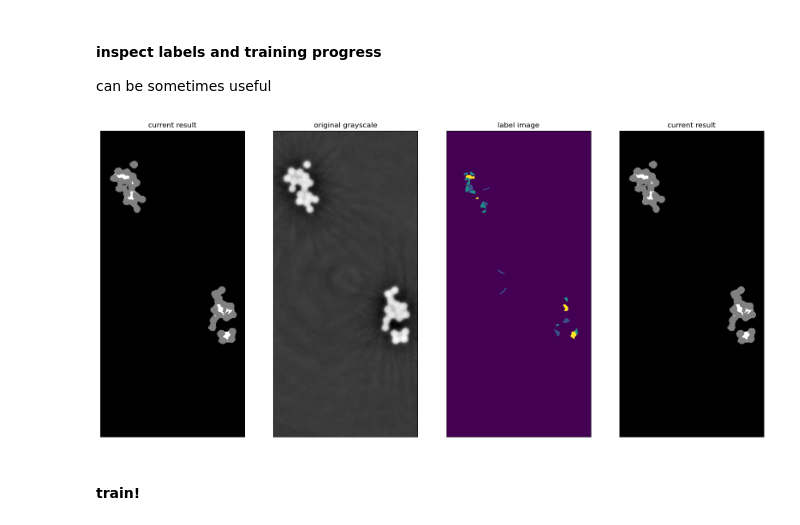
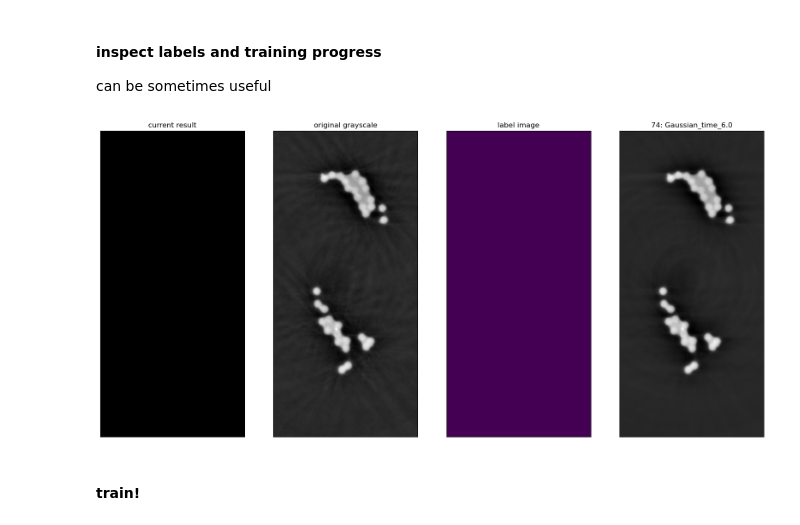
Before and after one commit to Pescatore23/pytrainseg, a Jupyter notebook: V2_example_notebook.ipynb, the cells around one changed output. Saved outputs shown, nothing was run; the diff lists cells and outputs as text; code cells hidden in the pictures.

```diff
--- a/V2_example_notebook.ipynb
+++ b/V2_example_notebook.ipynb
@@ -34,8 +34,25 @@ cfg.set({'distributed.scheduler.worker-ttl': None, # Workaround so that dask doe
         'distributed.admin.low-level-log-length': 100 #potential workaround for ballooning scheduler memory https://baumgartner.io/posts/how-to-reduce-memory-usage-of-dask-scheduler/
         }) # still relevant ?
 
+#paths
+host = socket.gethostname()
+if host == 'mpc2959.psi.ch':
+    temppath = '/mnt/SSD/fische_r/tmp'
+    training_path =  '/mnt/SSD/fische_r/Tomcat_2/'
+    pytrainpath = '/mpc/homes/fische_r/lib/pytrainseg'
+    # memlim = '840GB'
+    memlim = '440GB'
+    # memlim = '920GB'
+elif host[:3] == 'ra-':
+    temppath = '/das/home/fische_r/interlaces/Tomcat_2/tmp'
+    training_path = '/das/home/fische_r/interlaces/Tomcat_2'
+    pytrainpath = '/das/home/fische_r/lib/pytrainseg'
+    memlim = '220GB'
+else:
+    print('host '+host+' currently not supported')
+
 # get the ML functions, TODO: make a library once it works/is in a stable state
-pytrainpath = '/mpc/homes/fische_r/lib/pytrainseg'
+
 cwd = os.getcwd()
 os.chdir(pytrainpath)
 from V2_feature_stack import image_filter
@@ -44,17 +61,6 @@ from V2_training import training
 
 pytrain_git_sha = subprocess.check_output(['git', 'rev-parse', '--short', 'HEAD']).decode().strip()
 os.chdir(cwd)
-
-#paths
-host = socket.gethostname()
-if host == 'mpc2959.psi.ch':
-    temppath = '/mnt/SSD/fische_r/tmp'
-    training_path =  '/mnt/SSD/fische_r/Tomcat_2/'
-    # memlim = '840GB'
-    memlim = '440GB'
-    # memlim = '920GB'
-else:
-    print('host '+host+' currently not supported')
 # %% [markdown]
 ### functionalities for interactive training
 # %%
@@ -228,4 +236,4 @@ TS.training_dict = {}
 #### re-train with existing label sets. clear the training dictionary if necessary (training_dict)
 don't use this if you already have a pickled training_dict
 # %%
-# TS.train()
+TS.train()
@@ -258,8 +270,8 @@ You could try  y = 80  at time step  67
 # %%
-c1 = 'y'
-p1 = 80
+c1 = 'z'
+p1 = 1200
 c2 = 'time'  # c2 has always to be time currently . Removed option to chose two spatial coordinates because was not useful, but left syntax to keep the potential to add it again in the future
-p2 = 67
+p2 = 82
 # %% [markdown]
 ### activate the training set and load label images if existent
 # %%
@@ -351,7 +377,7 @@ feat_stack = np.concatenate([feat_stack, feat_stack_t_idp], axis = 2) #this line
 # this necessary ??
 # TS.current_feat_stack_full = feat_stack_full
 TS.current_feat_stack_full = feat_stack
-if type(TS.current_feat_stack) is not np.ndarray:
+if type(TS.current_feat_stack_full) is not np.ndarray:
     TS.current_computed = False
 else:
     TS.current_computed = True
@@ -462,30 +497,30 @@ can be sometimes useful
 # %%
 # same as above
 
 fig, axes = plt.subplots(1,4, figsize=(20,10))
 axes[0].imshow(TS.current_result, 'gray')
 axes[0].set_title('current result')
 axes[1].imshow(TS.current_im8, 'gray')
 axes[1].set_title('original grayscale')
 
 # TS.current_diff_im = TS.current_im-TS.current_first_im
 # TS.current_diff_im = TS.current_diff_im/TS.current_diff_im.max()*255
 # axes[2].imshow(-TS.current_diff_im)#,vmin=6e4)
 # axes[3].imshow(im8old, 'gray')
 # axes[3].imshow(TS.current_first_im, 'gray')
 axes[2].imshow(TS.current_truth)
 axes[2].set_title('label image')
 if TS.current_computed:
-    axes[3].imshow(TS.current_feat_stack[:,:,i], 'gray')
+    axes[3].imshow(TS.current_feat_stack_full[:,:,i], 'gray')
     axes[3].set_title(str(i)+': '+IF.combined_feature_names[i])
 else:
     axes[3].imshow(TS.current_result, 'gray')
     axes[3].set_title('current result')
 for ax in axes:
     ax.set_xticks([])
     ax.set_yticks([])
 # %% [output]
-[figure, old version]
+[figure, new version]
 # %% [markdown]
 #### train!
 # %%
```
Also changed, not shown: parts of 16 cells of this notebook, 1 other file.
